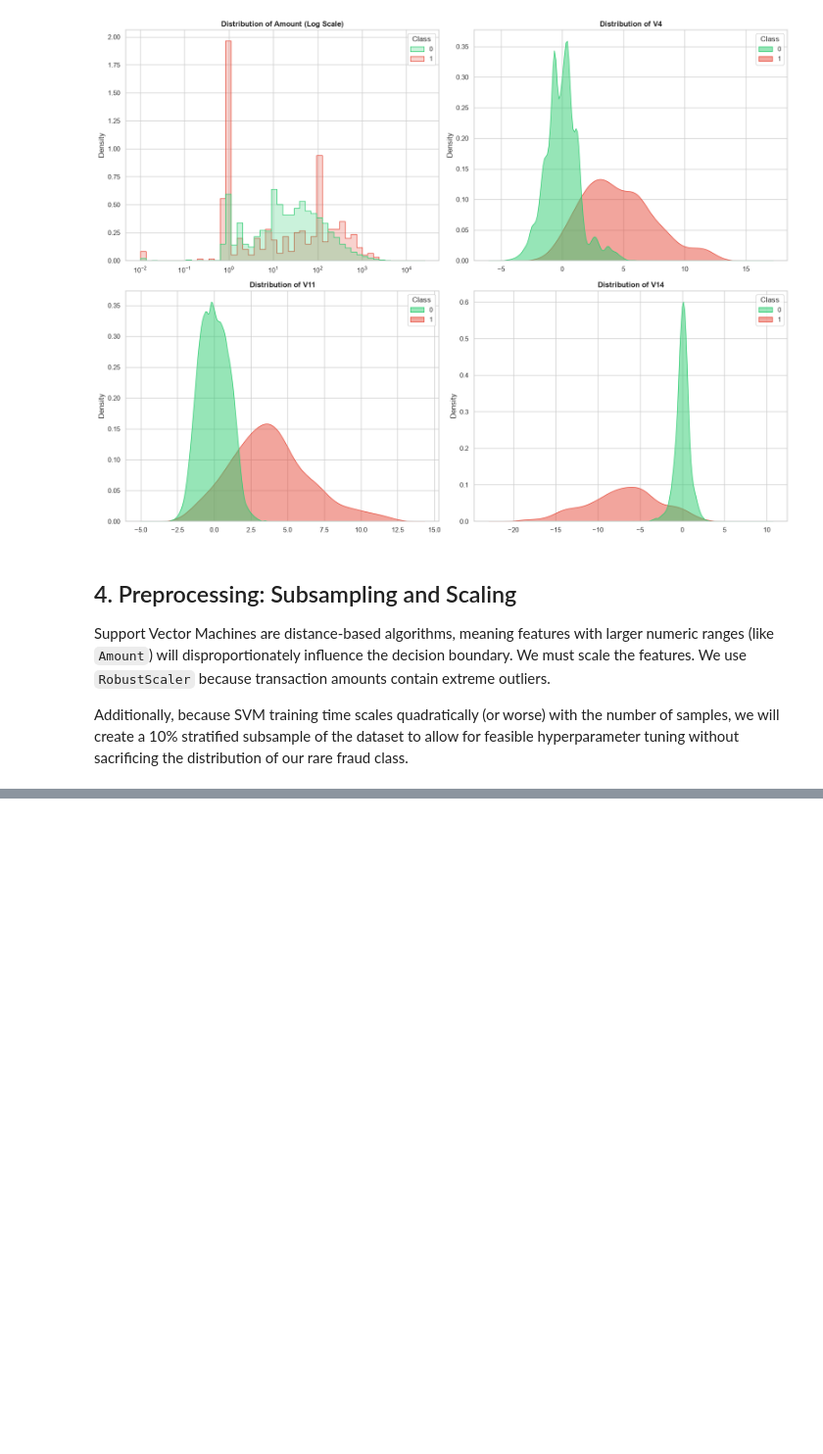
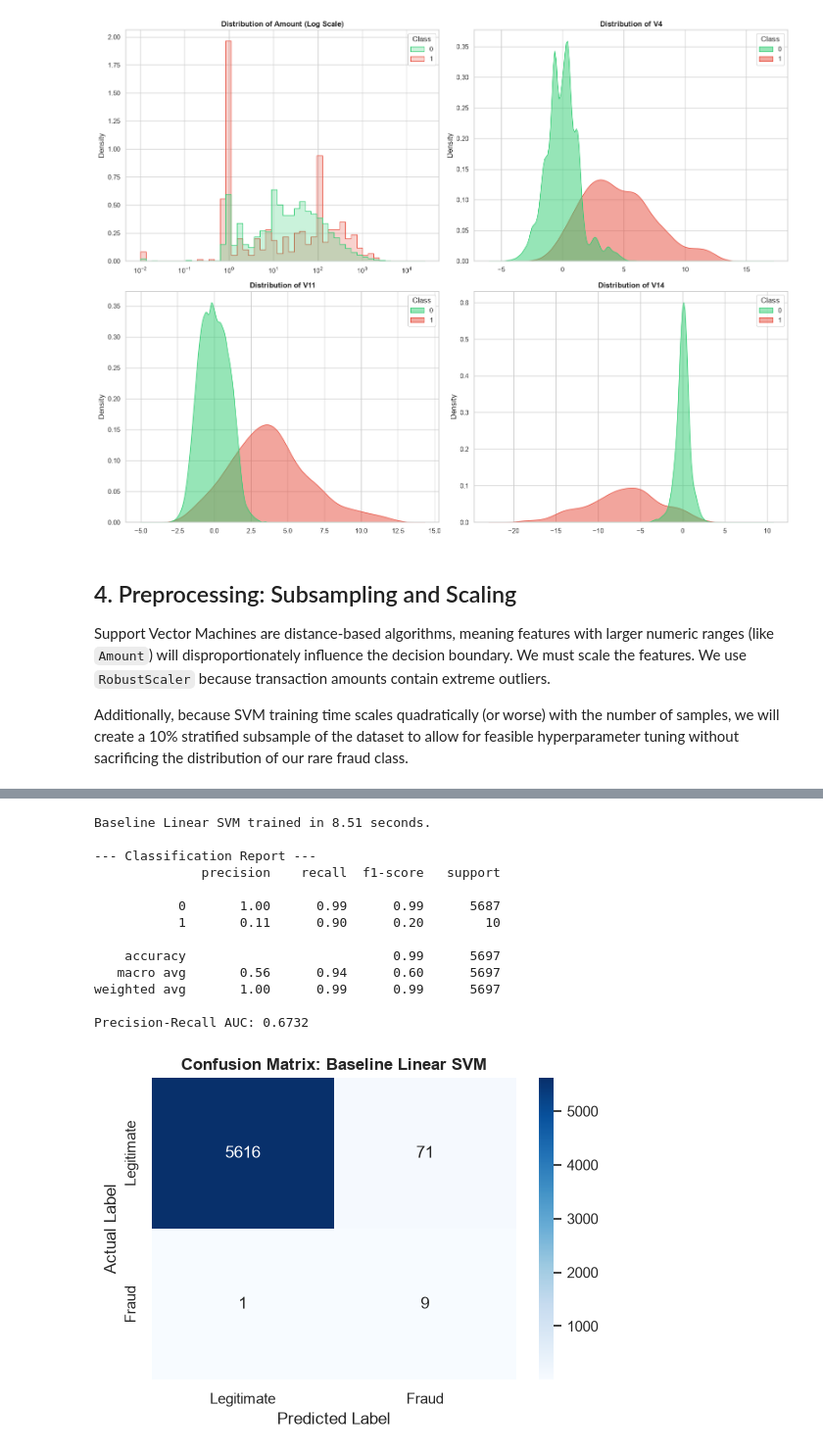
Before and after one commit to ashishmerit/Card-Not-Presesnt-Fraud-Detection, a Jupyter notebook: CardNotPresentFraudDetection.ipynb, the cells around one changed output, grey strips where cells are left out. Shown at 98% size. Cells and saved outputs as stored; diff of their text form; code cells hidden in the pictures; blank space fills up the shorter version.

```diff
--- a/CardNotPresentFraudDetection.ipynb
+++ b/CardNotPresentFraudDetection.ipynb
@@ -130,0 +178,8 @@ Additionally, because SVM training time scales quadratically (or worse) with the
+# %%
+X = df_sample.drop('Class', axis=1)
+y = df_sample['Class']
+
+X_train, X_test, y_train, y_test = train_test_split(X, y, test_size=0.2, random_state=42, stratify=y)
+
+print(f"Training set: {X_train.shape[0]} rows (Fraud cases: {sum(y_train)})")
+print(f"Testing set: {X_test.shape[0]} rows (Fraud cases: {sum(y_test)})")
@@ -130,0 +192,52 @@ Additionally, because SVM training time scales quadratically (or worse) with the
+# %%
+import time
+from sklearn.svm import SVC
+from sklearn.metrics import classification_report, confusion_matrix, average_precision_score
+from sklearn.metrics import PrecisionRecallDisplay
+
+# Initialize the Support Vector Classifier with a linear kernel
+# Setting class_weight='balanced' penalizes the model more for missing fraud cases
+baseline_svm = SVC(kernel='linear', class_weight='balanced', probability=True, random_state=42)
+
+# Measure training time
+start_time = time.time()
+baseline_svm.fit(X_train, y_train)
+train_time = time.time() - start_time
+print(f"Baseline Linear SVM trained in {train_time:.2f} seconds.\n")
+
+# Predictions
+y_pred = baseline_svm.predict(X_test)
+y_pred_prob = baseline_svm.decision_function(X_test)
+
+# Evaluation
+print("--- Classification Report ---")
+print(classification_report(y_test, y_pred))
+
+# Calculate PR-AUC (Average Precision)
+pr_auc = average_precision_score(y_test, y_pred_prob)
+print(f"Precision-Recall AUC: {pr_auc:.4f}")
+
+# Plot Confusion Matrix
+fig, ax = plt.subplots(figsize=(6, 4))
+sns.heatmap(confusion_matrix(y_test, y_pred), annot=True, fmt='d', cmap='Blues', ax=ax)
+ax.set_title('Confusion Matrix: Baseline Linear SVM', fontweight='bold')
+ax.set_ylabel('Actual Label')
+ax.set_xlabel('Predicted Label')
+ax.set_xticklabels(['Legitimate', 'Fraud'])
+ax.set_yticklabels(['Legitimate', 'Fraud'])
+plt.show()
+# %% [output]
+Baseline Linear SVM trained in 8.51 seconds.
+
+--- Classification Report ---
+              precision    recall  f1-score   support
+
+           0       1.00      0.99      0.99      5687
+           1       0.11      0.90      0.20        10
+
+    accuracy                           0.99      5697
+   macro avg       0.56      0.94      0.60      5697
+weighted avg       1.00      0.99      0.99      5697
+
+Precision-Recall AUC: 0.6732
+[figure, added]
```
Also changed, not shown: parts of 16 cells of this notebook, 1 other file.
